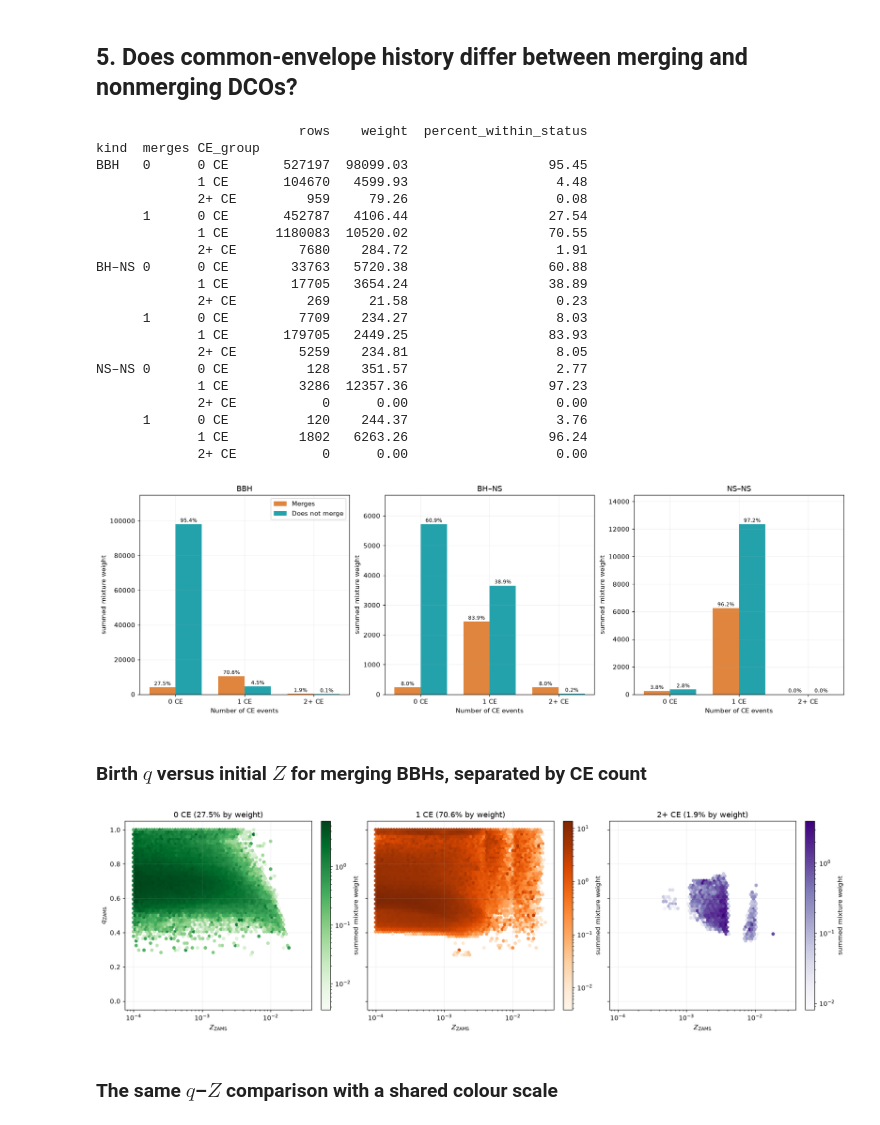
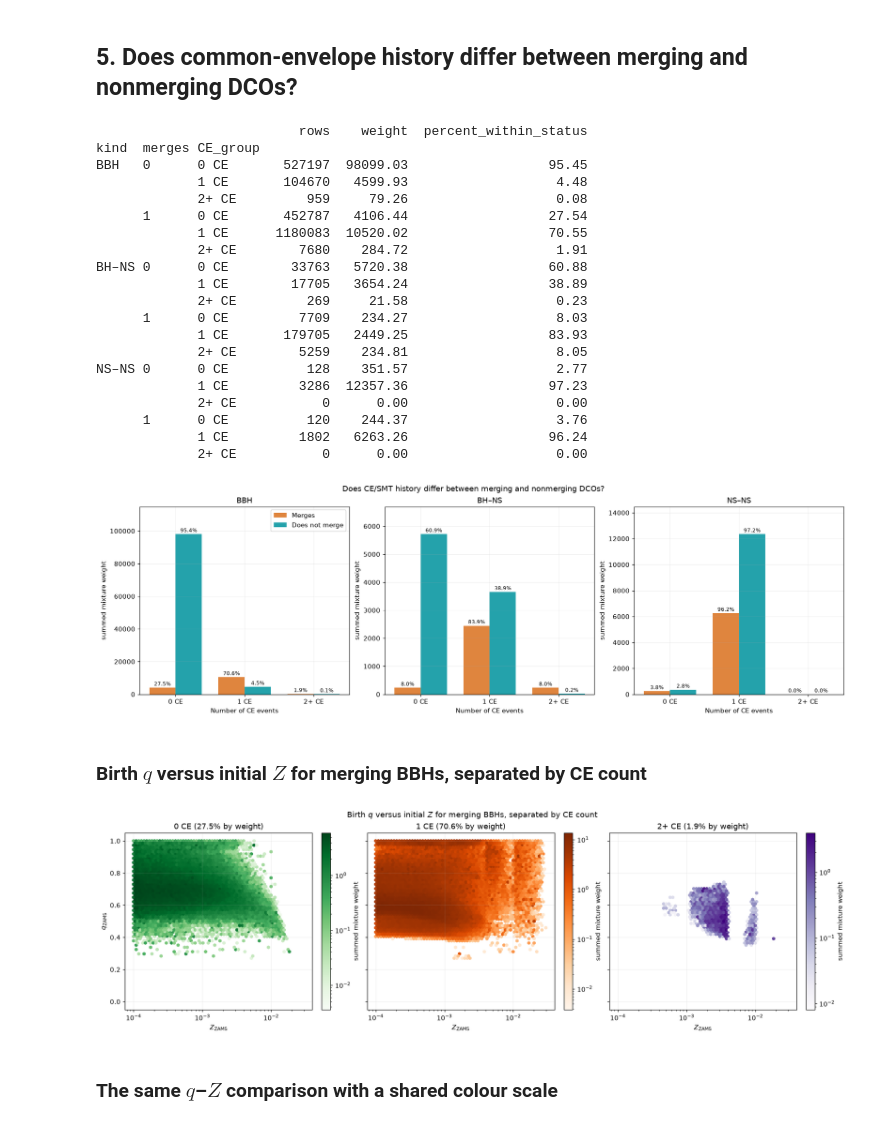
Before and after one commit to maryamahsan-codes/GROWL_GW-Palaeontology, a Jupyter notebook: further_analysis/GROWL_birth_conditions_and_dco_mass_plane.ipynb, the cells around one changed output. Cells and saved outputs as stored; diff of their text form; code cells hidden in the pictures.

```diff
--- a/further_analysis/GROWL_birth_conditions_and_dco_mass_plane.ipynb
+++ b/further_analysis/GROWL_birth_conditions_and_dco_mass_plane.ipynb
@@ -310,6 +313,7 @@ for ax, kind in zip(axes, TYPES):
 
 axes[0].legend()
 
+plt.suptitle(" Does CE/SMT history differ between merging and nonmerging DCOs?")
 plt.show()
 # %% [output]
                           rows    weight  percent_within_status
@@ -332,40 +336,41 @@ NS–NS 0      0 CE          128    351.57                   2.77
       1      0 CE          120    244.37                   3.76
              1 CE         1802   6263.26                  96.24
              2+ CE           0      0.00                   0.00
-[figure, old version]
+[figure, new version]
 # %% [markdown]
 ### Birth $q$ versus initial $Z$ for merging BBHs, separated by CE count
 # %%
 merging_bbh = pop.loc[(pop.kind == "BBH") & (pop.merges == 1)].copy()
 Z_lim = (float(merging_bbh.Z_zams.min()), float(merging_bbh.Z_zams.max()))
 log_Z_lim = tuple(np.log10(Z_lim))
 
 channel_styles = [("0 CE", "Greens"), ("1 CE", "Oranges"), ("2+ CE", "Purples")]
 Z_lim = (float(merging_bbh.Z_zams.min()), float(merging_bbh.Z_zams.max()))
 
 fig, axes = plt.subplots(1, 3, figsize=(16, 4.8), sharex=True, sharey=True,
                          constrained_layout=True)
 for ax, (channel, cmap) in zip(axes, channel_styles):
     group = merging_bbh.loc[merging_bbh.CE_group.eq(channel)]
 
     if not group.empty:
         h = ax.hexbin(group.Z_zams, group.q_zams, C=group.w,
                       reduce_C_function=np.sum, gridsize=65,
                       extent=(*log_Z_lim, 0, 1), xscale="log", mincnt=1,
                       norm=LogNorm(), cmap=cmap)
         fig.colorbar(h, ax=ax, label="summed mixture weight")
 
     ax.set(xscale="log", #xlim=Z_lim,
            xlabel=r"$Z_{\rm ZAMS}$",
            title=f"{channel} ({group.w.sum()/merging_bbh.w.sum():.1%} by weight)")
     #ax.ticklabel_format(axis="x", style="plain", useOffset=False)
     #ax.xaxis.set_major_formatter(ScalarFormatter(useOffset=False))
 
 axes[0].set_ylabel(r"$q_{\rm ZAMS}$")
 
+plt.suptitle("Birth $q$ versus initial $Z$ for merging BBHs, separated by CE count")
 plt.show()
 # %% [output]
-[figure, old version]
+[figure, new version]
 # %% [markdown]
 ### The same $q$–$Z$ comparison with a shared colour scale
 # %%
```
Also changed, not shown: parts of 3 cells of this notebook.
